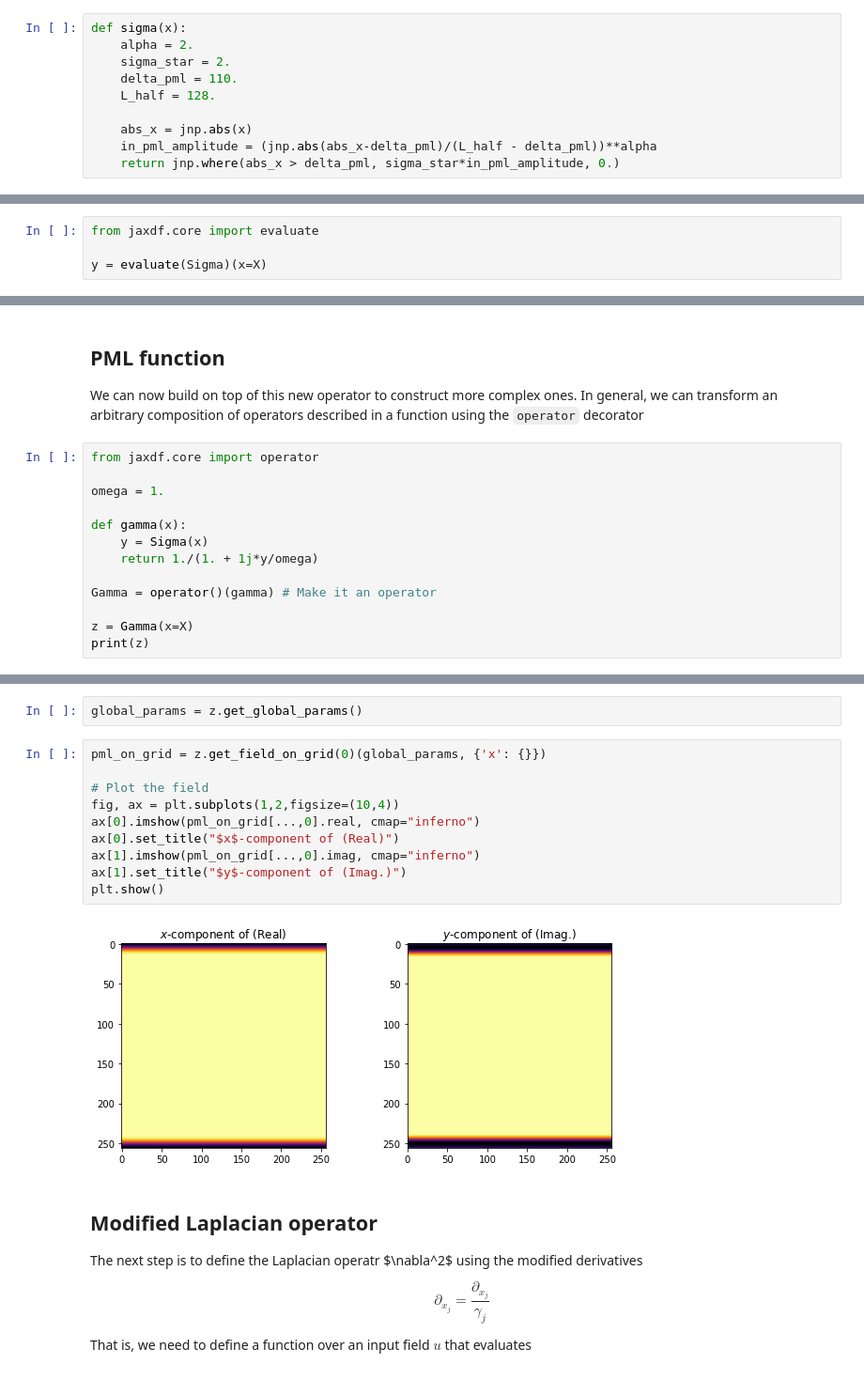
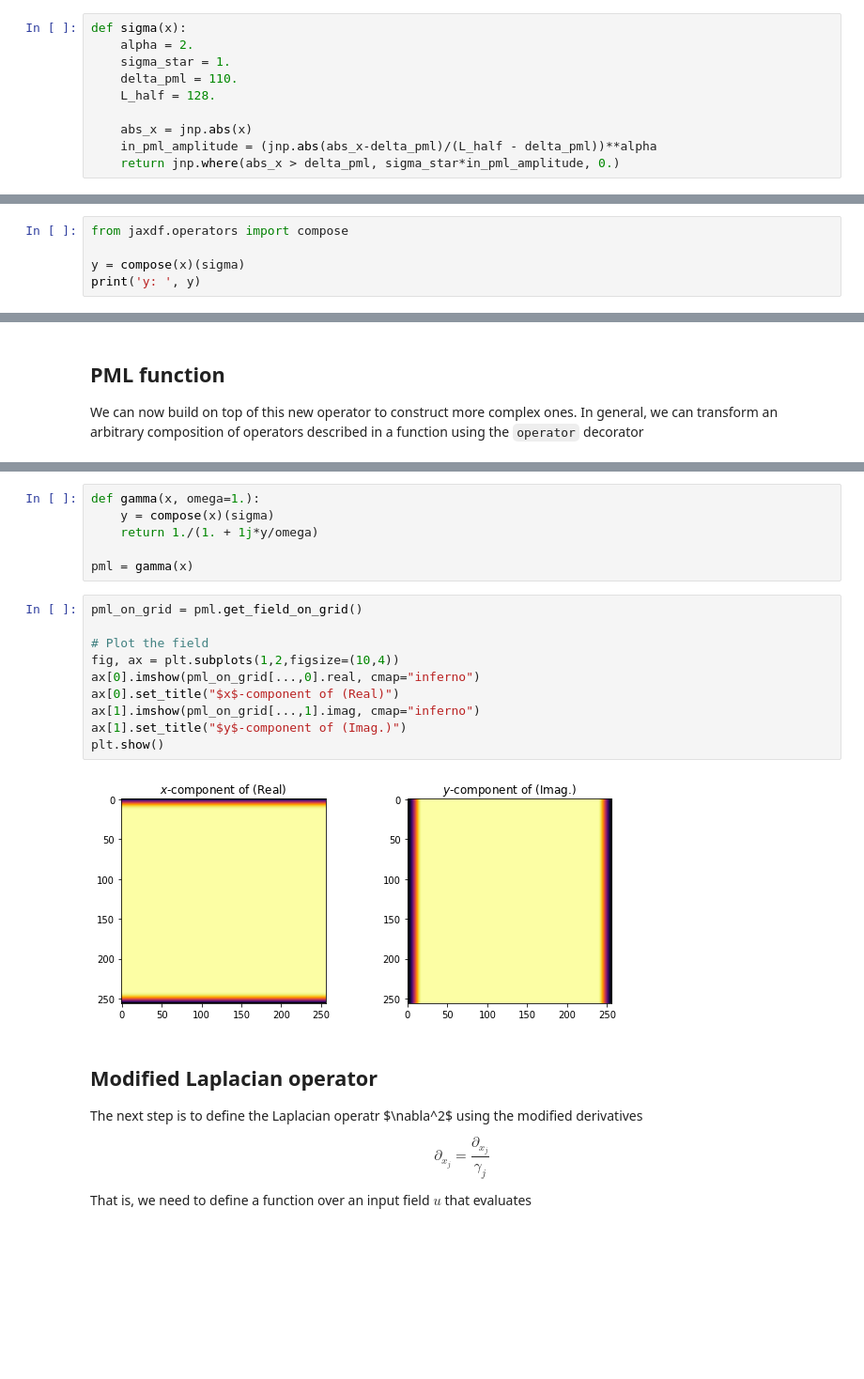
Before and after one commit to ucl-bug/jaxdf, a Jupyter notebook: docs/notebooks/simulate_helmholtz_equation.ipynb, the cells around one changed output, grey strips where cells are left out. Shown at 94% size. Saved outputs shown, nothing was run; the diff lists cells and outputs as text; blank space fills up the shorter version.

```diff
--- a/docs/notebooks/simulate_helmholtz_equation.ipynb
+++ b/docs/notebooks/simulate_helmholtz_equation.ipynb
@@ -58,7 +62,7 @@ To construct $\sigma$, let's start from its JAX-numpy implementation
 # %%
 def sigma(x):
     alpha = 2.
-    sigma_star = 2.
+    sigma_star = 1.
     delta_pml = 110.
     L_half = 128.
 
@@ -74,4 +74,5 @@ We can apply this operator on an abstract field, by calling the `eval` method
 # %%
-from jaxdf.core import evaluate
+from jaxdf.operators import compose
 
-y = evaluate(Sigma)(x=X)
+y = compose(x)(sigma)
+print('y: ', y)
@@ -108,16 +95,3 @@ plt.show()
 # %% [markdown]
 ## PML function
 We can now build on top of this new operator to construct more complex ones. In general, we can transform an arbitrary composition of operators described in a function using the `operator` decorator
-# %%
-from jaxdf.core import operator
-
-omega = 1.
-
-def gamma(x):
-    y = Sigma(x)
-    return 1./(1. + 1j*y/omega)
-
-Gamma = operator()(gamma) # Make it an operator
-
-z = Gamma(x=X)
-print(z)
@@ -147,17 +98,21 @@ For the time being, we will just collect those parameters using the `get_global_
-# %%
-global_params = z.get_global_params()
+# %%
+def gamma(x, omega=1.):
+    y = compose(x)(sigma)
+    return 1./(1. + 1j*y/omega)
+
+pml = gamma(x)
 # %%
-pml_on_grid = z.get_field_on_grid(0)(global_params, {'x': {}})
+pml_on_grid = pml.get_field_on_grid()
 
 # Plot the field
 fig, ax = plt.subplots(1,2,figsize=(10,4))
 ax[0].imshow(pml_on_grid[...,0].real, cmap="inferno")
 ax[0].set_title("$x$-component of (Real)")
-ax[1].imshow(pml_on_grid[...,0].imag, cmap="inferno")
+ax[1].imshow(pml_on_grid[...,1].imag, cmap="inferno")
 ax[1].set_title("$y$-component of (Imag.)")
 plt.show()
 # %% [output]
-[figure, old version]
+[figure, new version]
 # %% [markdown]
 ## Modified Laplacian operator
 
```
Also changed, not shown: parts of 45 cells of this notebook, 7 other files.
